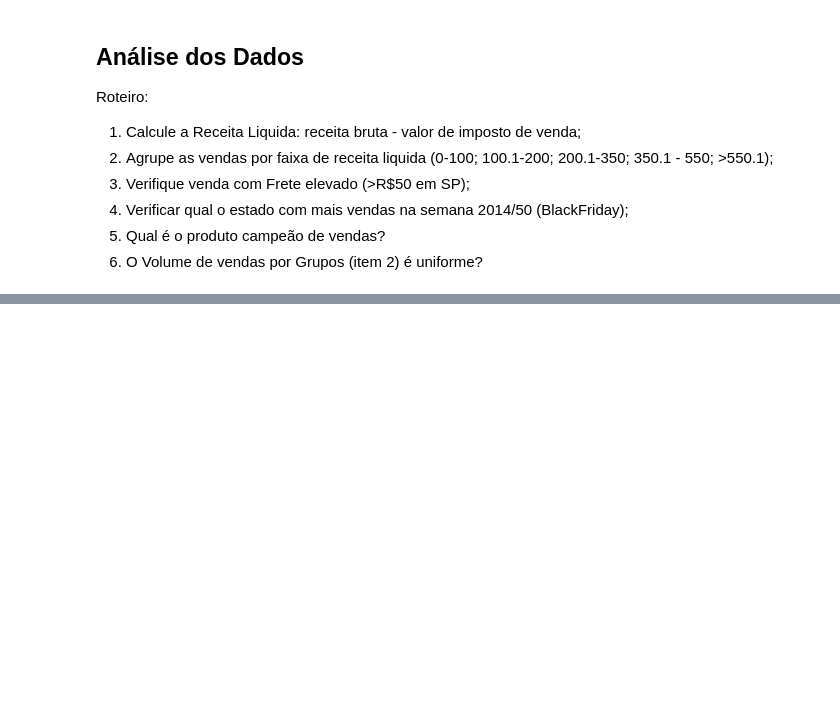
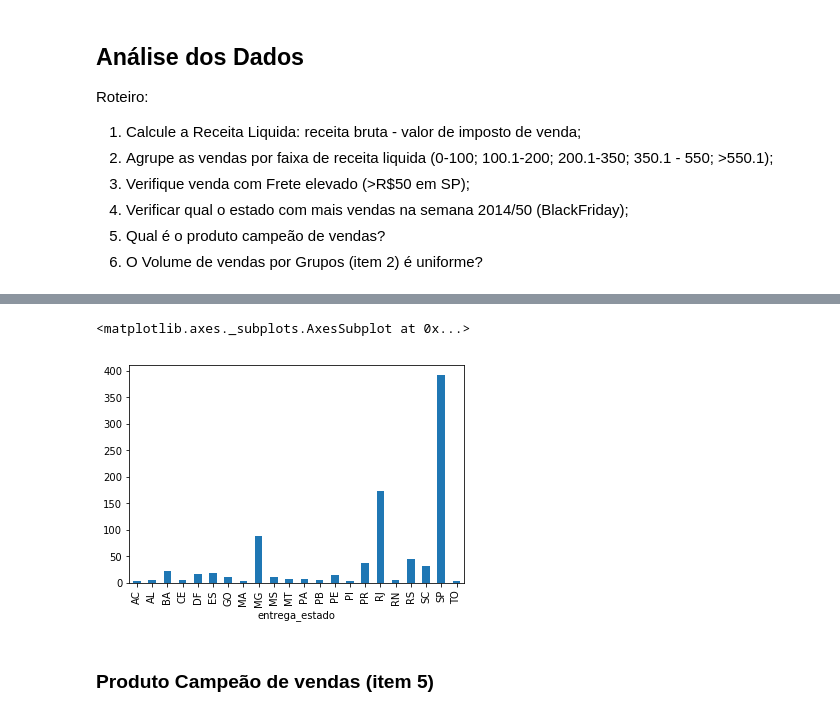
Before and after one commit to drlima/SIEEL2017, a Jupyter notebook: SIEEL 2017.ipynb, the cells around one changed output, grey strips where cells are left out. Saved outputs shown, nothing was run; the diff lists cells and outputs as text; code cells hidden in the pictures; blank space fills up the shorter version.

```diff
--- a/SIEEL 2017.ipynb
+++ b/SIEEL 2017.ipynb
@@ -316,9 +316,12 @@ Roteiro:
 # %%
 # Voltar daqui atualizando o código e pegar do slide 74
 imposto = pd.read_csv('dados/imposto.csv')
-imposto_venda = np.zeros([vendas.shape[0], 1])
-receita_liquida = np.zeros([vendas.shape[0], 1])
-for n in range(vendas.shape[0]):
-    dept = vendas.product_department.iloc[n]
-    imposto_venda[n] = imposto[dept][0]
-    receita_liquida[n] = vendas.receita_bruta.iloc[n]*(1 - imposto_venda[n])
+
+vendas['imposto_venda'] = 0
+vendas['receita_liquida'] = 0
+
+for categoria in imposto.columns:
+    vendas.loc[vendas['product_department']==categoria,
+               'imposto_venda'] = imposto.loc[0, categoria]
+
+vendas.loc[:, 'receita_liquida'] = vendas['receita_bruta']*(1 - vendas['imposto_venda'])
@@ -324,0 +330,20 @@ for n in range(vendas.shape[0]):
+# %%
+vendas['grupo'] = 0
+# Vendas de R$0.00 a R$100.00
+vendas.loc[(vendas['receita_liquida'] > 0)
+           & (vendas['receita_liquida'] <= 100), 'grupo'] = 1
+
+# Vendas de R$100.00 a R$200.00
+vendas.loc[(vendas['receita_liquida'] > 100)
+           & (vendas['receita_liquida'] <= 200), 'grupo'] = 2
+
+# Vendas de R$200.00 a R$350.00
+vendas.loc[(vendas['receita_liquida'] > 200)
+           & (vendas['receita_liquida'] <= 350), 'grupo'] = 3
+
+# Vendas de R$350.00 a R$550.00
+vendas.loc[(vendas['receita_liquida'] > 350)
+           & (vendas['receita_liquida'] <= 550), 'grupo'] = 4
+
+# Vendas acima de R$550.00
+vendas.loc[vendas['receita_liquida'] > 550, 'grupo'] = 5
@@ -324,0 +358,2 @@ for n in range(vendas.shape[0]):
+# %%
+vendas_estados = vendas.loc[vendas.data_venda_ano_semana=='2014/50', :].groupby('entrega_estado').count().iloc[:, 0]
@@ -324,0 +381,9 @@ for n in range(vendas.shape[0]):
+# %%
+# encontrando o máximo graficamente
+%matplotlib inline
+vendas_estados.plot.bar()
+# %% [output]
+<matplotlib.axes._subplots.AxesSubplot at 0x...>
+[figure, added]
+# %% [markdown]
+### Produto Campeão de vendas (item 5)
```
Also changed, not shown: parts of 15 cells of this notebook, 1 other file.
